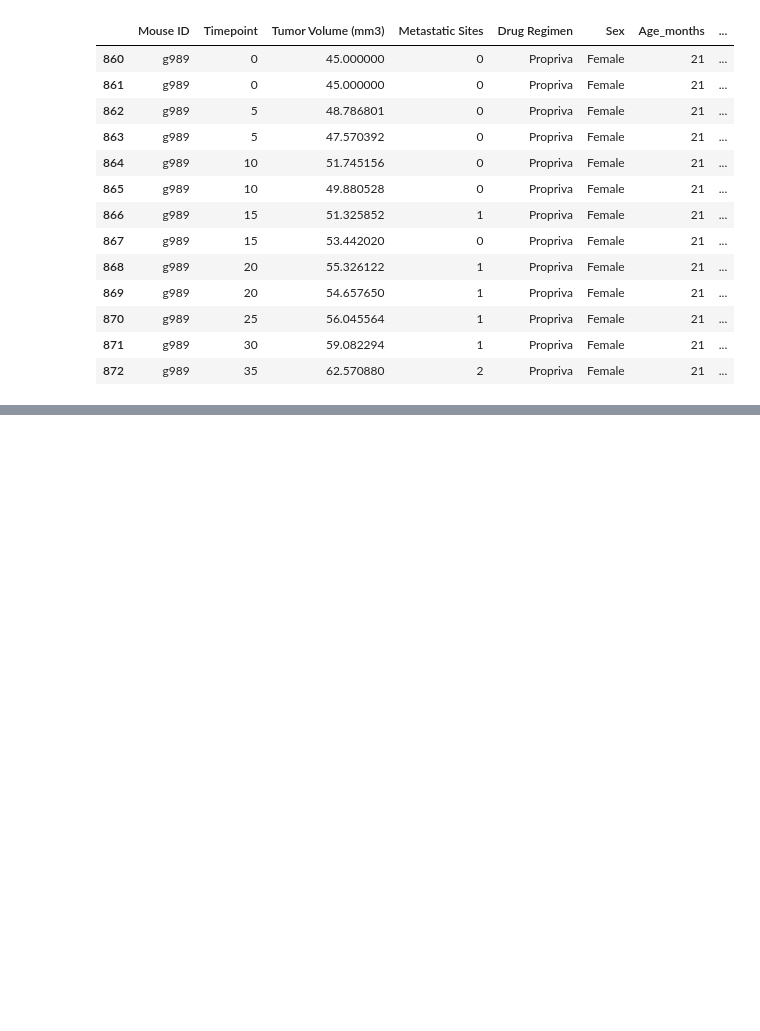
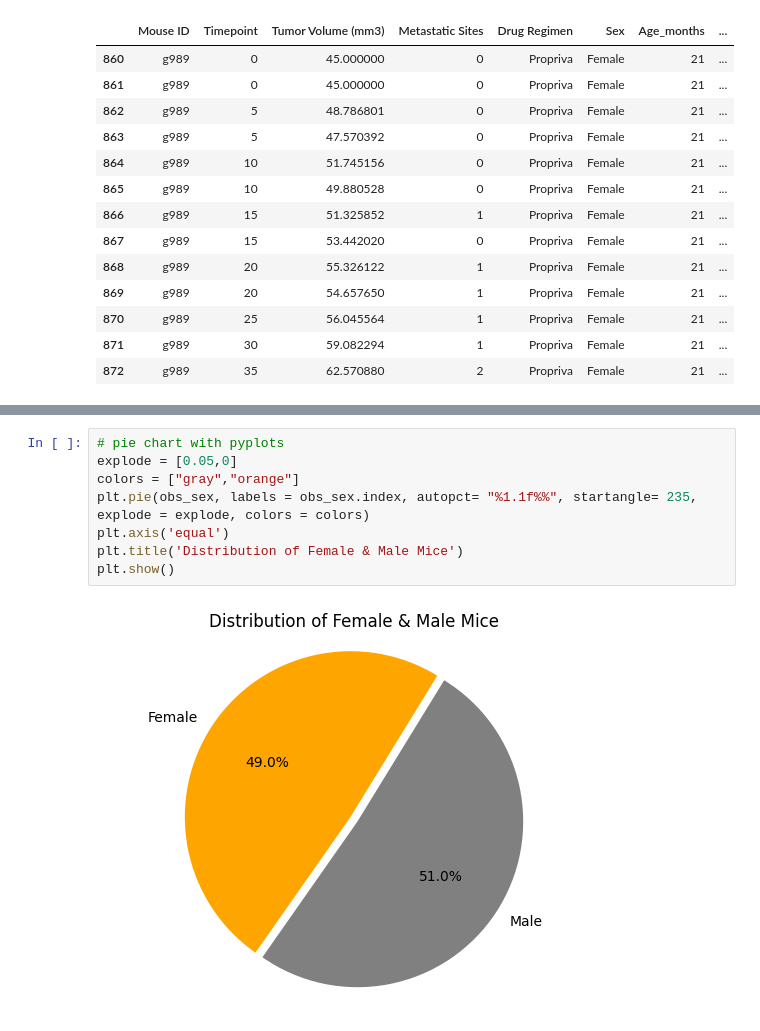
Before and after one commit to thorblock/Module_5_Matplot_Challenge, a Jupyter notebook: Pymaceuticals/Pymaceuticals_Jupyter.ipynb, the cells around one changed output, grey strips where cells are left out. Drawn from its saved outputs; the diff is of its cells as text; blank space fills up the shorter version.

```diff
--- a/Pymaceuticals/Pymaceuticals_Jupyter.ipynb
+++ b/Pymaceuticals/Pymaceuticals_Jupyter.ipynb
@@ -99,0 +128,10 @@ observations.plot(x = observations.index,
+# %%
+# pie chart with pyplots
+explode = [0.05,0]
+colors = ["gray","orange"]
+plt.pie(obs_sex, labels = obs_sex.index, autopct= "%1.1f%%", startangle= 235, explode = explode, colors = colors)
+plt.axis('equal')
+plt.title('Distribution of Female & Male Mice')
+plt.show()
+# %% [output]
+[figure, added]
```
Also changed, not shown: parts of 21 cells of this notebook.
